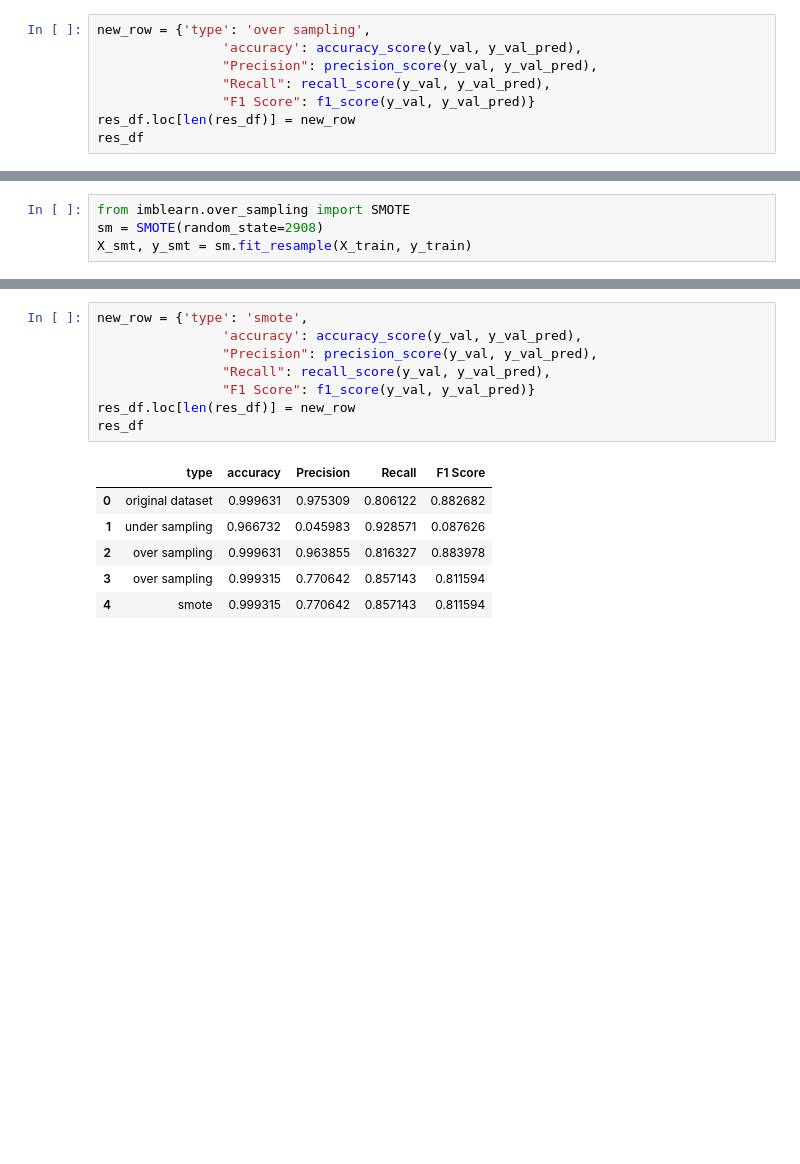
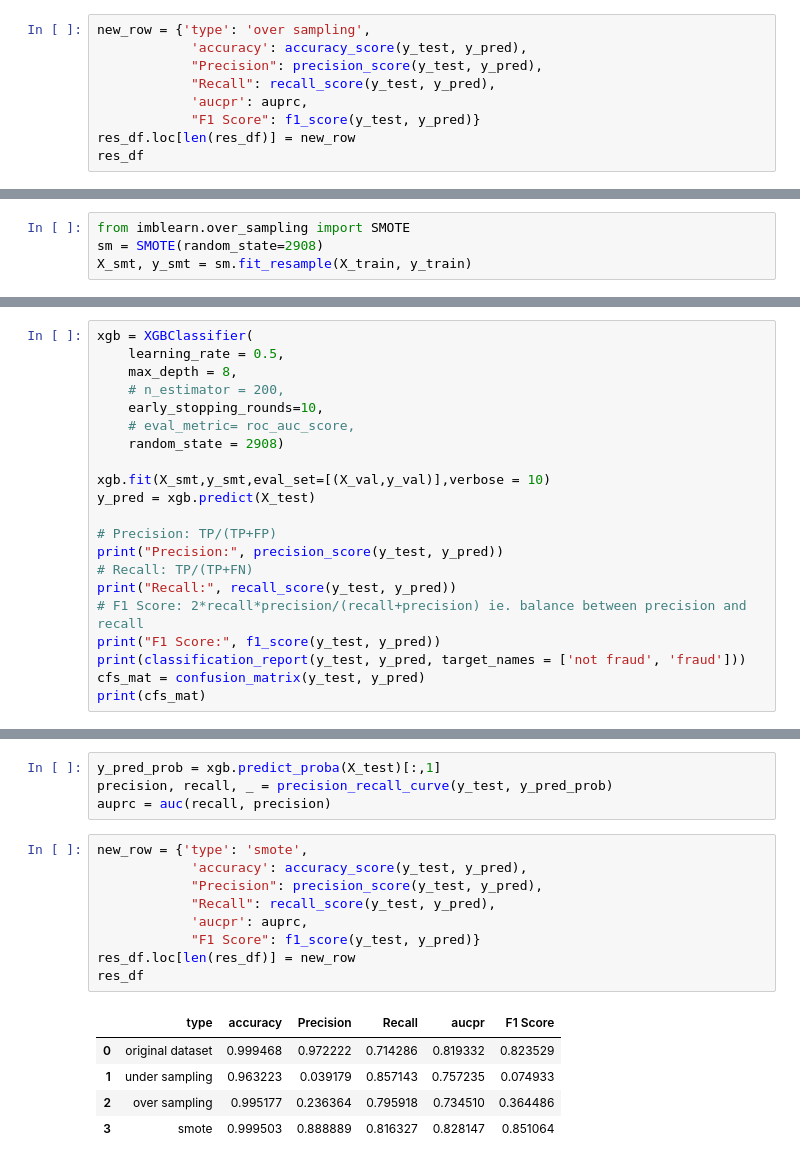
Before and after one commit to Dzakiyff/fraud_detection, a Jupyter notebook: credcard.ipynb, the cells around one changed output, grey strips where cells are left out. Cells and saved outputs as stored; diff of their text form; blank space fills up the shorter version.

Commit message:
add imbalance dataset

```diff
--- a/credcard.ipynb
+++ b/credcard.ipynb
@@ -394,9 +604,10 @@ weighted avg       1.00      1.00      1.00     56962
 # %%
 new_row = {'type': 'over sampling',
-                'accuracy': accuracy_score(y_val, y_val_pred),
-                "Precision": precision_score(y_val, y_val_pred),
-                "Recall": recall_score(y_val, y_val_pred),
-                "F1 Score": f1_score(y_val, y_val_pred)}
+            'accuracy': accuracy_score(y_test, y_pred),
+            "Precision": precision_score(y_test, y_pred),
+            "Recall": recall_score(y_test, y_pred),
+            'aucpr': auprc,
+            "F1 Score": f1_score(y_test, y_pred)}
 res_df.loc[len(res_df)] = new_row
 res_df
 # %% [output]
@@ -435,0 +673,21 @@ plt.show()
+# %%
+xgb = XGBClassifier(
+    learning_rate = 0.5,
+    max_depth = 8,
+    # n_estimator = 200,
+    early_stopping_rounds=10,
+    # eval_metric= roc_auc_score,
+    random_state = 2908)
+
+xgb.fit(X_smt,y_smt,eval_set=[(X_val,y_val)],verbose = 10)
+y_pred = xgb.predict(X_test)
+
+# Precision: TP/(TP+FP)
+print("Precision:", precision_score(y_test, y_pred))
+# Recall: TP/(TP+FN)
+print("Recall:", recall_score(y_test, y_pred))
+# F1 Score: 2*recall*precision/(recall+precision) ie. balance between precision and recall
+print("F1 Score:", f1_score(y_test, y_pred))
+print(classification_report(y_test, y_pred, target_names = ['not fraud', 'fraud']))
+cfs_mat = confusion_matrix(y_test, y_pred)
+print(cfs_mat)
@@ -436,15 +725,19 @@ plt.show()
+# %%
+y_pred_prob = xgb.predict_proba(X_test)[:,1]
+precision, recall, _ = precision_recall_curve(y_test, y_pred_prob)
+auprc = auc(recall, precision)
 # %%
 new_row = {'type': 'smote',
-                'accuracy': accuracy_score(y_val, y_val_pred),
-                "Precision": precision_score(y_val, y_val_pred),
-                "Recall": recall_score(y_val, y_val_pred),
-                "F1 Score": f1_score(y_val, y_val_pred)}
+            'accuracy': accuracy_score(y_test, y_pred),
+            "Precision": precision_score(y_test, y_pred),
+            "Recall": recall_score(y_test, y_pred),
+            'aucpr': auprc,
+            "F1 Score": f1_score(y_test, y_pred)}
 res_df.loc[len(res_df)] = new_row
 res_df
 # %% [output]
-|  | type | accuracy | Precision | Recall | F1 Score |
-| 0 | original dataset | 0.999631 | 0.975309 | 0.806122 | 0.882682 |
-| 1 | under sampling | 0.966732 | 0.045983 | 0.928571 | 0.087626 |
-| 2 | over sampling | 0.999631 | 0.963855 | 0.816327 | 0.883978 |
-| 3 | over sampling | 0.999315 | 0.770642 | 0.857143 | 0.811594 |
-| 4 | smote | 0.999315 | 0.770642 | 0.857143 | 0.811594 |
+|  | type | accuracy | Precision | Recall | aucpr | F1 Score |
+| 0 | original dataset | 0.999468 | 0.972222 | 0.714286 | 0.819332 | 0.823529 |
+| 1 | under sampling | 0.963223 | 0.039179 | 0.857143 | 0.757235 | 0.074933 |
+| 2 | over sampling | 0.995177 | 0.236364 | 0.795918 | 0.734510 | 0.364486 |
+| 3 | smote | 0.999503 | 0.888889 | 0.816327 | 0.828147 | 0.851064 |
```
Also changed, not shown: parts of 46 cells of this notebook.
